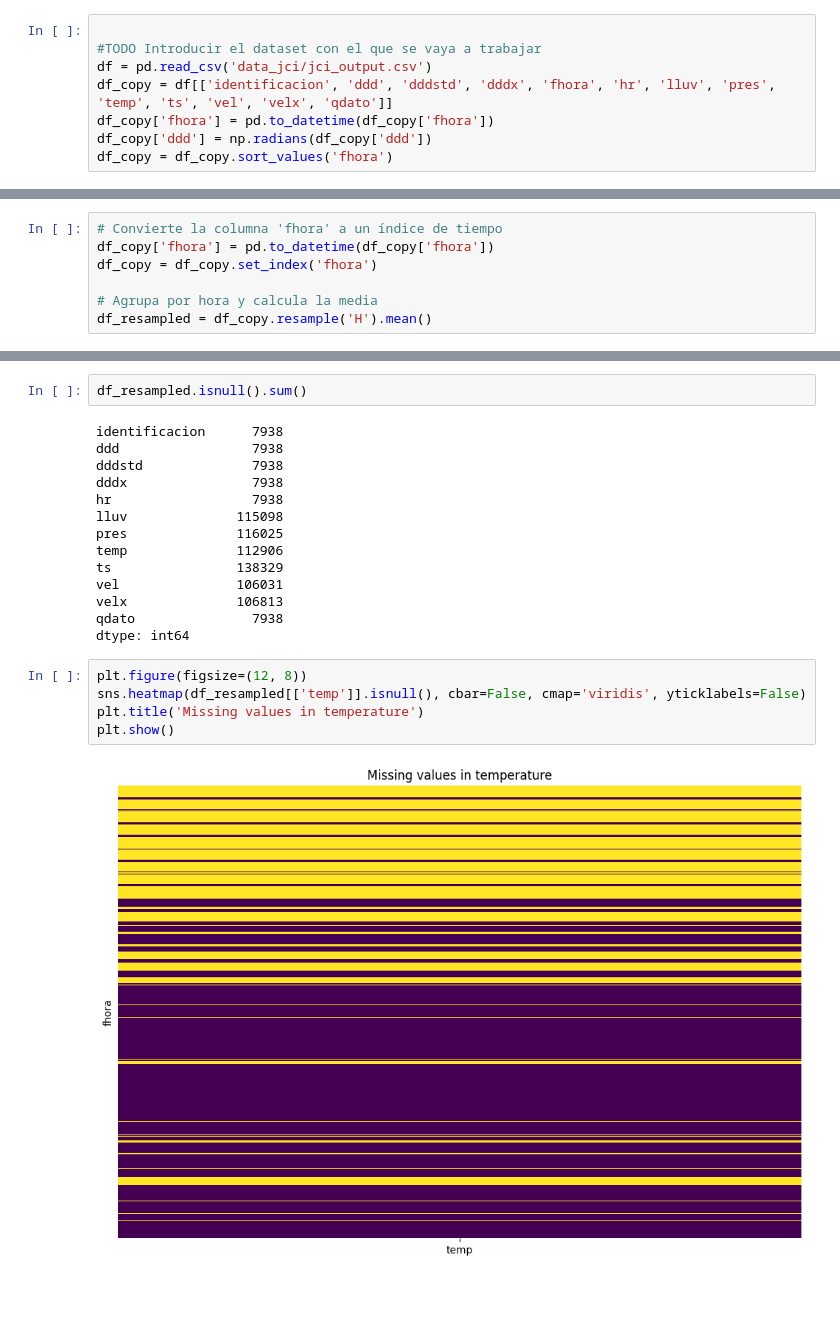
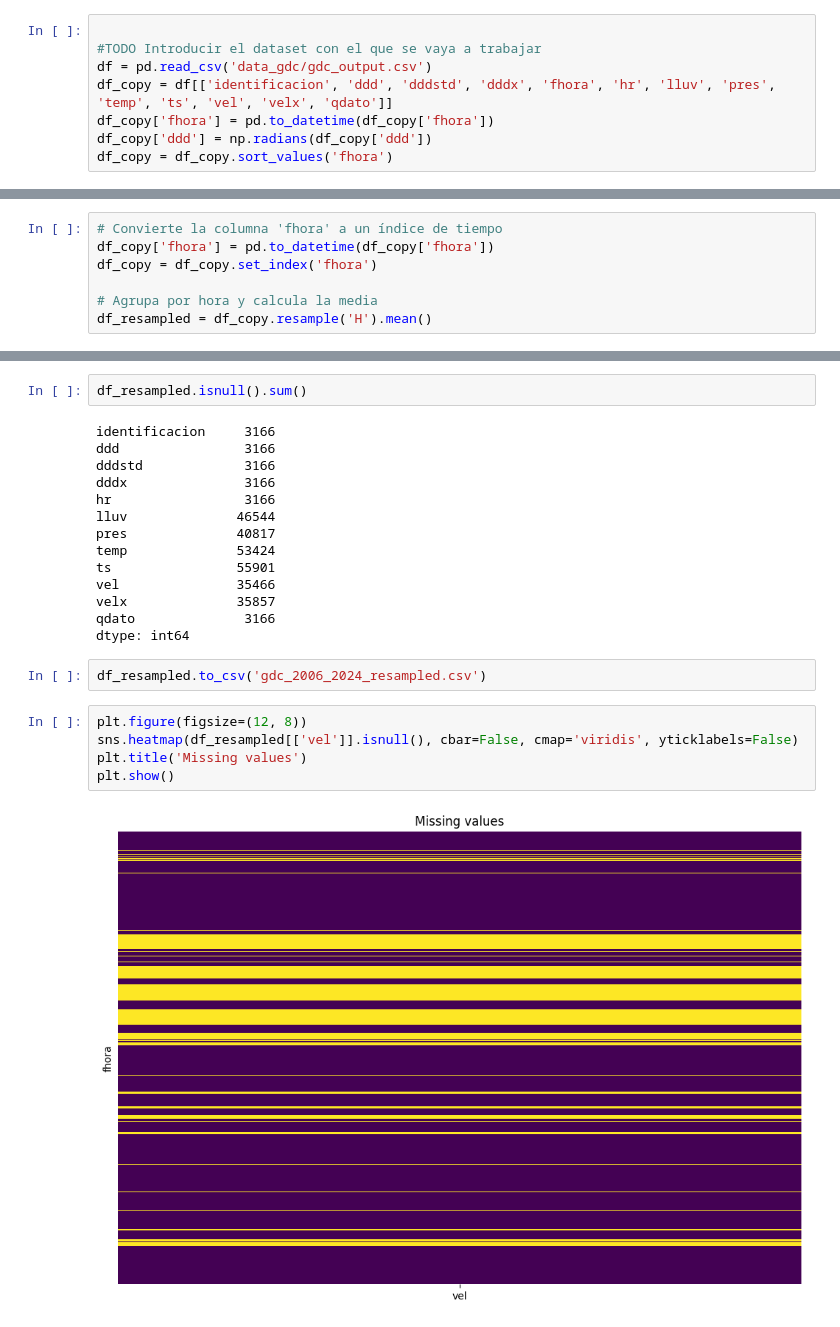
Before and after one commit to fjzamora93/AemetAntartida, a Jupyter notebook: process_csv.ipynb, the cells around one changed output, grey strips where cells are left out. Cells and saved outputs as stored; diff of their text form; blank space fills up the shorter version.

Commit message:
data clean for period

```diff
--- a/process_csv.ipynb
+++ b/process_csv.ipynb
@@ -7,7 +7,7 @@ import os as os
 # %%
 
 #TODO Introducir el dataset con el que se vaya a trabajar
-df = pd.read_csv('data_jci/jci_output.csv')
+df = pd.read_csv('data_gdc/gdc_output.csv')
 df_copy = df[['identificacion', 'ddd', 'dddstd', 'dddx', 'fhora', 'hr', 'lluv', 'pres', 'temp', 'ts', 'vel', 'velx', 'qdato']]
 df_copy['fhora'] = pd.to_datetime(df_copy['fhora'])
 df_copy['ddd'] = np.radians(df_copy['ddd'])
@@ -43,23 +62,25 @@ df_resampled.head(10)
 # %%
 df_resampled.isnull().sum()
 # %% [output]
-identificacion      7938
-ddd                 7938
-dddstd              7938
-dddx                7938
-hr                  7938
-lluv              115098
-pres              116025
-temp              112906
-ts                138329
-vel               106031
-velx              106813
-qdato               7938
+identificacion     3166
+ddd                3166
+dddstd             3166
+dddx               3166
+hr                 3166
+lluv              46544
+pres              40817
+temp              53424
+ts                55901
+vel               35466
+velx              35857
+qdato              3166
 dtype: int64
+# %%
+df_resampled.to_csv('gdc_2006_2024_resampled.csv')
 # %%
 plt.figure(figsize=(12, 8))
-sns.heatmap(df_resampled[['temp']].isnull(), cbar=False, cmap='viridis', yticklabels=False)
-plt.title('Missing values in temperature')
+sns.heatmap(df_resampled[['vel']].isnull(), cbar=False, cmap='viridis', yticklabels=False)
+plt.title('Missing values')
 plt.show()
 # %% [output]
-[figure, old version]
+[figure, new version]
```
Also changed, not shown: parts of 14 cells of this notebook, 6 other files.
